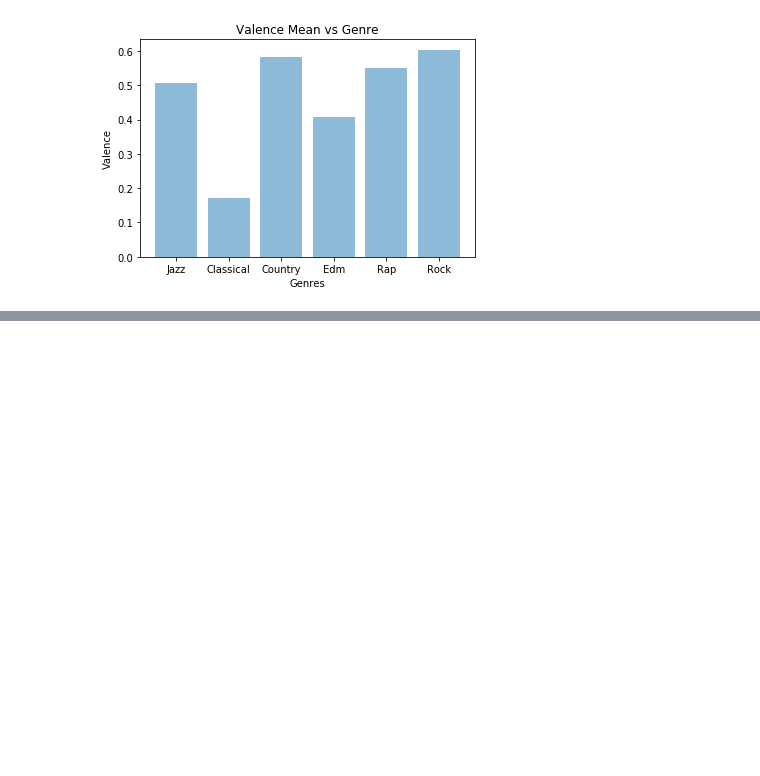
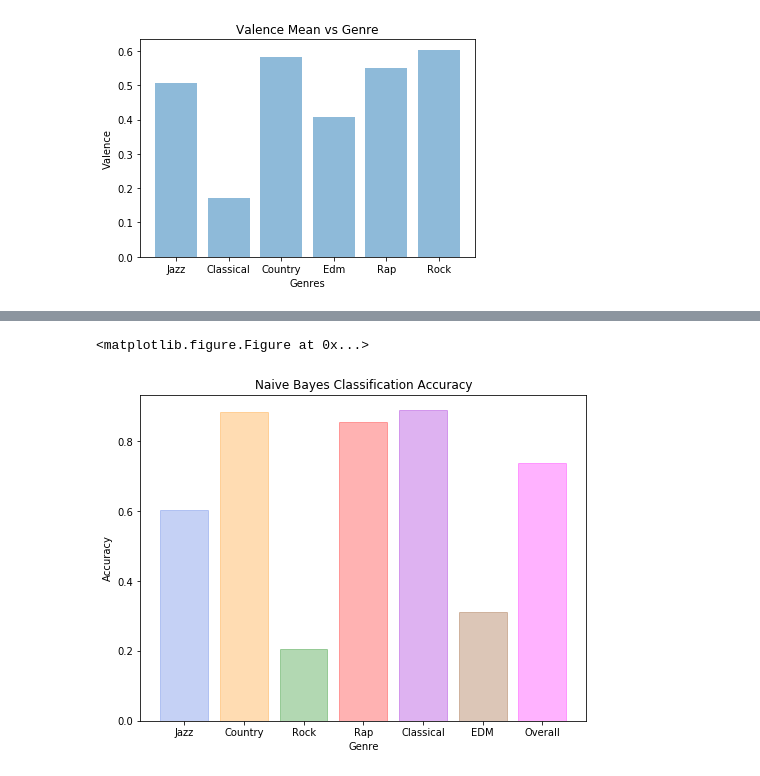
Before and after one commit to ianmatheson/DM_Classifier, a Jupyter notebook: Graphs.ipynb, the cells around one changed output, grey strips where cells are left out. Cells and saved outputs as stored; diff of their text form; code cells hidden in the pictures; blank space fills up the shorter version.

```diff
--- a/Graphs.ipynb
+++ b/Graphs.ipynb
@@ -260 +261,32 @@ graphAccKNN(jazzKNN, countryKNN, rockKNN, rapKNN, classicalKNN, edmKNN, overallK
 [figure]
+# %%
+def graphAccNB(jazzAccNB, countryAccNB, rockAccNB, rapAccNB, classicalAccNB, edmAccNB, overallAccNB):
+
+     # create plot
+
+    fig, ax = plt.subplots(figsize=(8, 6))
+    objects = ("Jazz", "Country", "Rock", "Rap", "Classical", "EDM", "Overall")
+    y_pos = np.arange(len(objects))
+    accuracy = [jazzAccNB,countryAccNB,rockAccNB,rapAccNB,classicalAccNB,edmAccNB,overallAccNB]
+
+    barlist = plt.bar(y_pos,accuracy,align='center',alpha=0.3)
+    plt.xticks(y_pos, objects)
+    plt.xlabel('Genre')
+    plt.ylabel('Accuracy')
+    plt.title('Naive Bayes Classification Accuracy')
+    barlist[0].set_color('royalblue')
+    barlist[1].set_color('darkorange')
+    barlist[2].set_color('g')
+    barlist[3].set_color('r')
+    barlist[4].set_color('darkviolet')
+    barlist[5].set_color('saddlebrown')
+    barlist[6].set_color('fuchsia')
+
+
+
+    plt.show()
+# %%
+graphAccNB(jazzAccNB, countryAccNB, rockAccNB, rapAccNB, classicalAccNB, edmAccNB, overallAccNB)
+# %% [output]
+<matplotlib.figure.Figure at 0x...>
+[figure, added]
```
Also changed, not shown: parts of 4 cells of this notebook, 1 other file.
